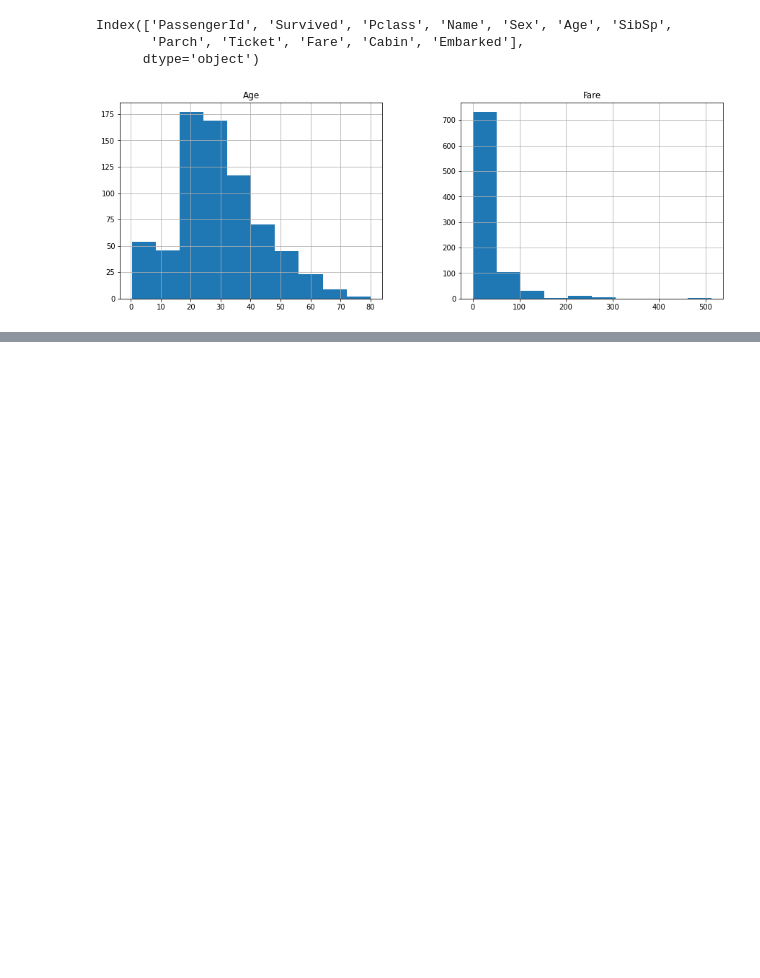
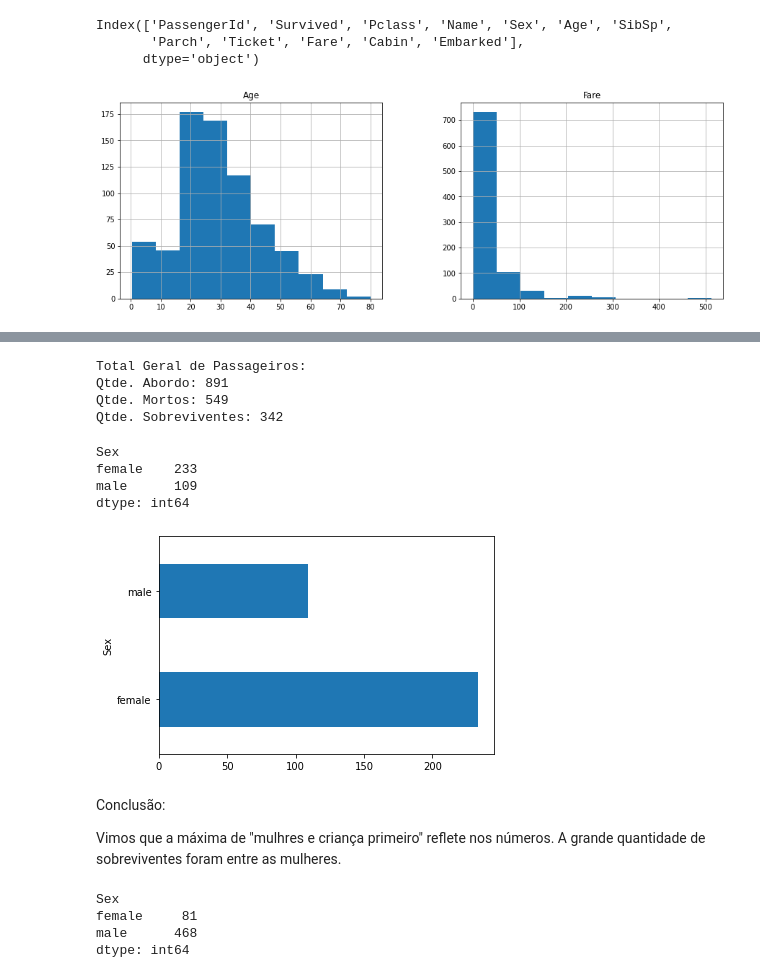
Before and after one commit to leonarddocchagas/data_science, a Jupyter notebook: Explorando_dados_do_Titanic.ipynb, the cells around one changed output, grey strips where cells are left out. Cells and saved outputs as stored; diff of their text form; code cells hidden in the pictures; blank space fills up the shorter version.

```diff
--- a/Explorando_dados_do_Titanic.ipynb
+++ b/Explorando_dados_do_Titanic.ipynb
@@ -236,0 +381,35 @@ mapa.add_child(plugins.HeatMap(coordenadas))
+# %%
+# detalhe geral e sobre sobreviventes e óbitos
+print('Total Geral de Passageiros:')
+print('Qtde. Abordo: {}' .format(df_completo.shape[0]))
+print('Qtde. Mortos: {}' .format(df_completo[df_completo['Survived'] == 0].shape[0]))
+print('Qtde. Sobreviventes: {}' .format(df_completo[df_completo['Survived'] == 1].shape[0]))
+# %% [output]
+Total Geral de Passageiros:
+Qtde. Abordo: 891
+Qtde. Mortos: 549
+Qtde. Sobreviventes: 342
+# %%
+# detalhe sobreviventes
+df_completo[df_completo['Survived'] == 1].groupby('Sex').size()
+# %% [output]
+Sex
+female    233
+male      109
+dtype: int64
+# %%
+df_completo[df_completo['Survived'] == 1].groupby(by='Sex').size().plot.barh();
+# %% [output]
+[figure, added]
+# %% [markdown]
+Conclusão:
+
+Vimos que a máxima de "mulhres e criança primeiro" reflete nos números. A grande quantidade de sobreviventes foram entre as mulheres.
+# %%
+# distribuição de mortos por sexo
+df_completo[df_completo['Survived'] == 0].groupby('Sex').size()
+# %% [output]
+Sex
+female     81
+male      468
+dtype: int64
```
Also changed, not shown: parts of 36 cells of this notebook.
